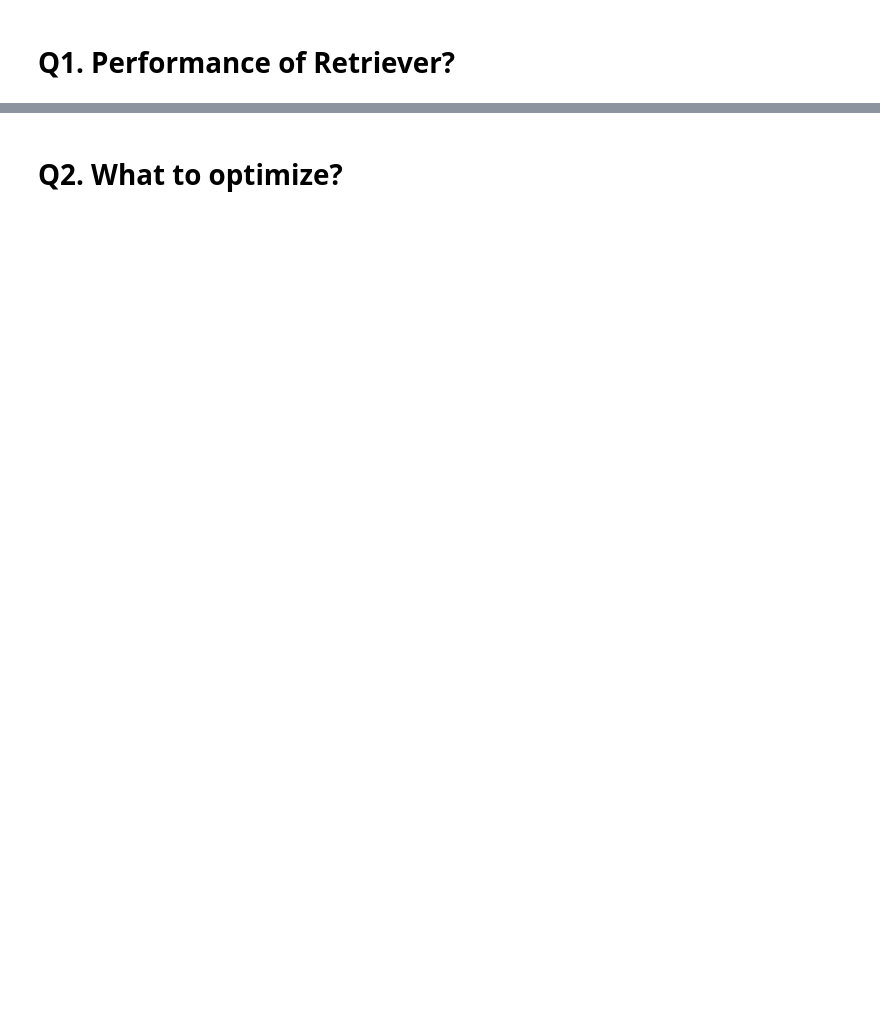
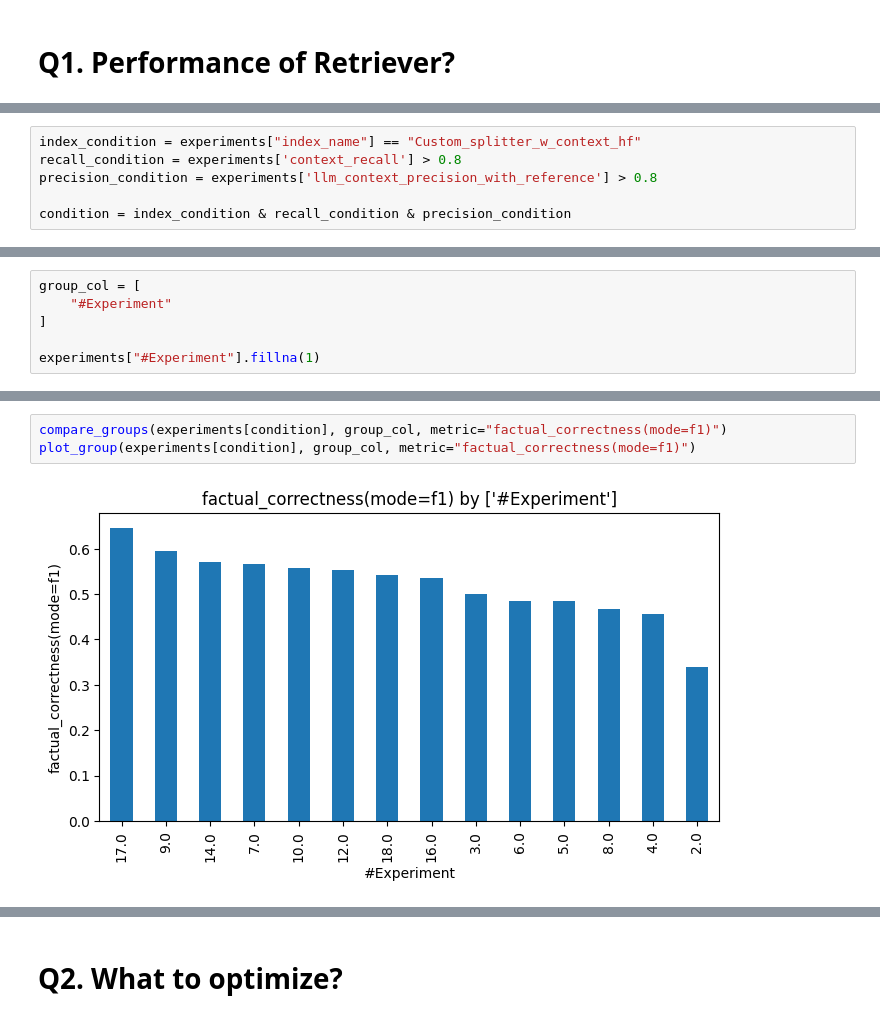
Before and after one commit to ATTIC-TOURS/rag, a Jupyter notebook: rag_experiments_analysis.ipynb, the cells around one changed output, grey strips where cells are left out. Cells and saved outputs as stored; diff of their text form; blank space fills up the shorter version.

```diff
--- a/rag_experiments_analysis.ipynb
+++ b/rag_experiments_analysis.ipynb
@@ -65,0 +88,6 @@ plt.show()
+# %%
+index_condition = experiments["index_name"] == "Custom_splitter_w_context_hf"
+recall_condition = experiments['context_recall'] > 0.8
+precision_condition = experiments['llm_context_precision_with_reference'] > 0.8
+
+condition = index_condition & recall_condition & precision_condition
@@ -65,0 +107,6 @@ plt.show()
+# %%
+group_col = [
+    "#Experiment"
+]
+
+experiments["#Experiment"].fillna(1)
@@ -65,0 +126,5 @@ plt.show()
+# %%
+compare_groups(experiments[condition], group_col, metric="factual_correctness(mode=f1)")
+plot_group(experiments[condition], group_col, metric="factual_correctness(mode=f1)")
+# %% [output]
+[figure, added]
```
Also changed, not shown: parts of 15 cells of this notebook, 6 other files.
